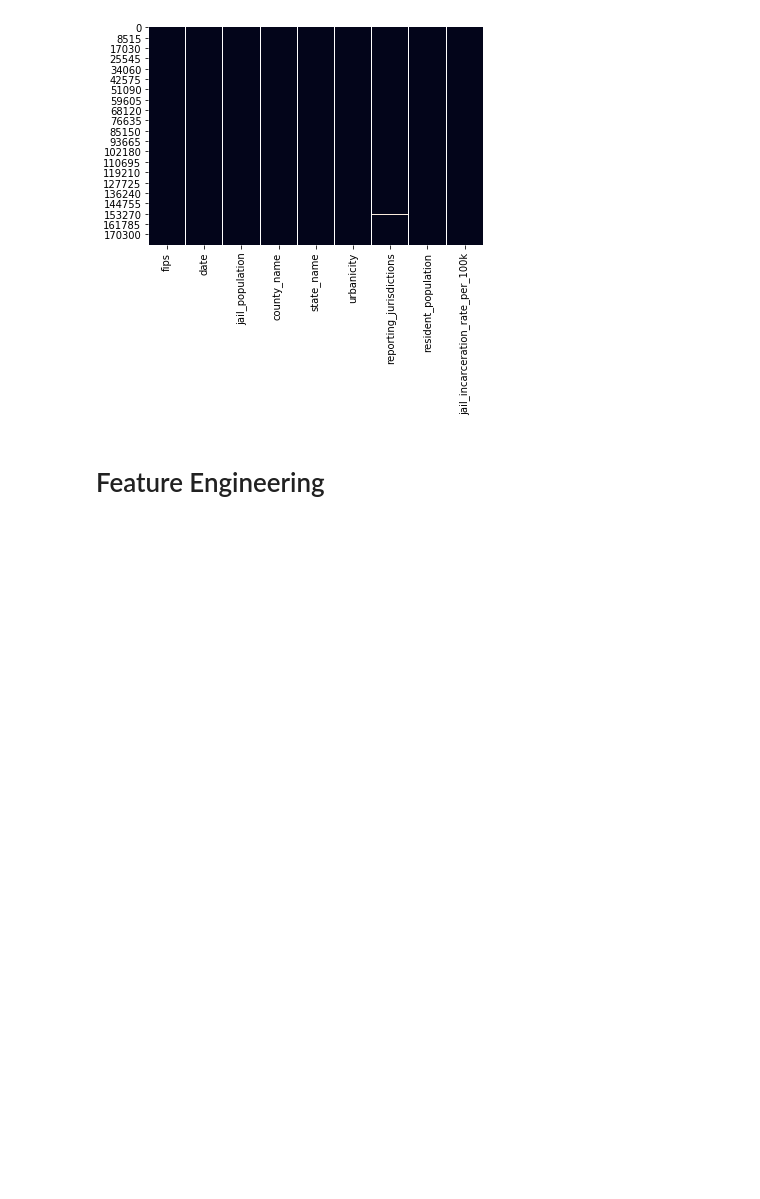
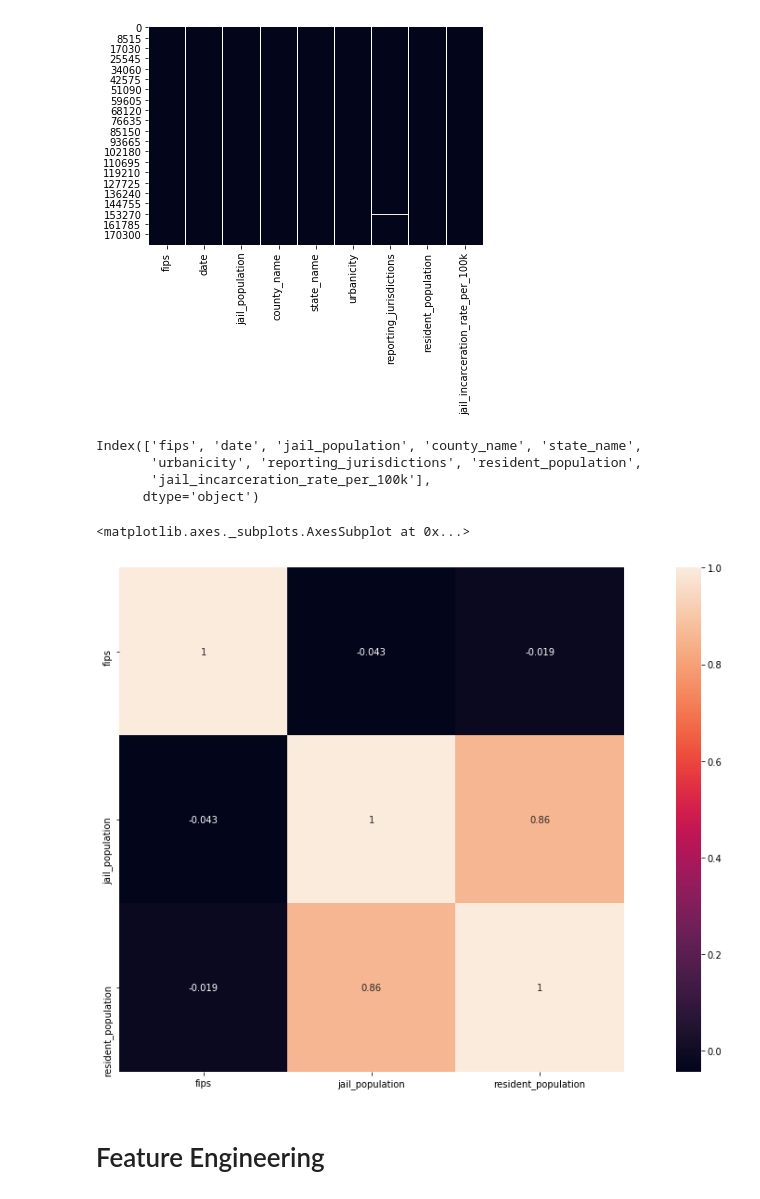
Before and after one commit to meaganlazer/Decarceration_COVID, a Jupyter notebook: Vera_Data_EDA.ipynb, the cells around one changed output. Drawn from its saved outputs; the diff is of its cells as text; code cells hidden in the pictures; blank space fills up the shorter version.

```diff
--- a/Vera_Data_EDA.ipynb
+++ b/Vera_Data_EDA.ipynb
@@ -69,6 +69,25 @@ sns.heatmap(vera_df.isnull(), cbar=False)
 # %% [output]
 <matplotlib.axes._subplots.AxesSubplot at 0x...>
 [figure]
+# %%
+vera_df.columns
+# %% [output]
+Index(['fips', 'date', 'jail_population', 'county_name', 'state_name',
+       'urbanicity', 'reporting_jurisdictions', 'resident_population',
+       'jail_incarceration_rate_per_100k'],
+      dtype='object')
+# %%
+# Create heatmap
+
+corrmat = vera_df[['fips','county_name',\
+              'urbanicity', 'jail_population', 'resident_population'\
+             ]].corr()
+fig,ax= plt.subplots()
+fig.set_size_inches(20,10)
+sns.heatmap(corrmat,square=True,annot=True)
+# %% [output]
+<matplotlib.axes._subplots.AxesSubplot at 0x...>
+[figure, added]
 # %% [markdown]
 # Feature Engineering
 # %%
```
